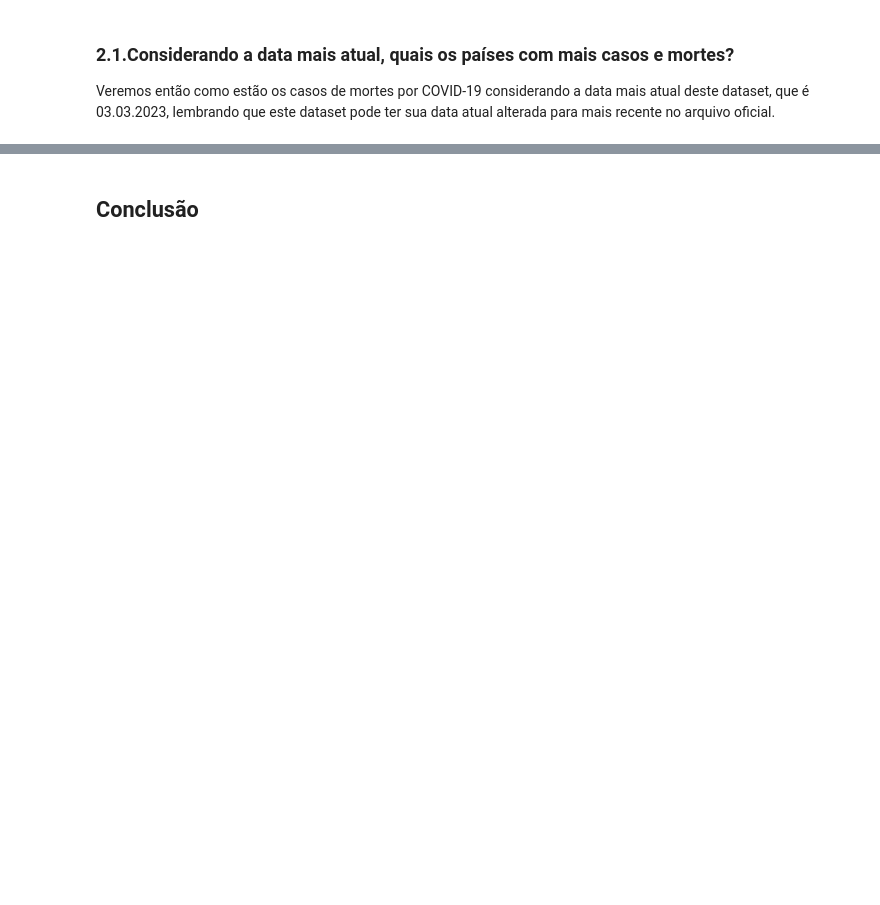
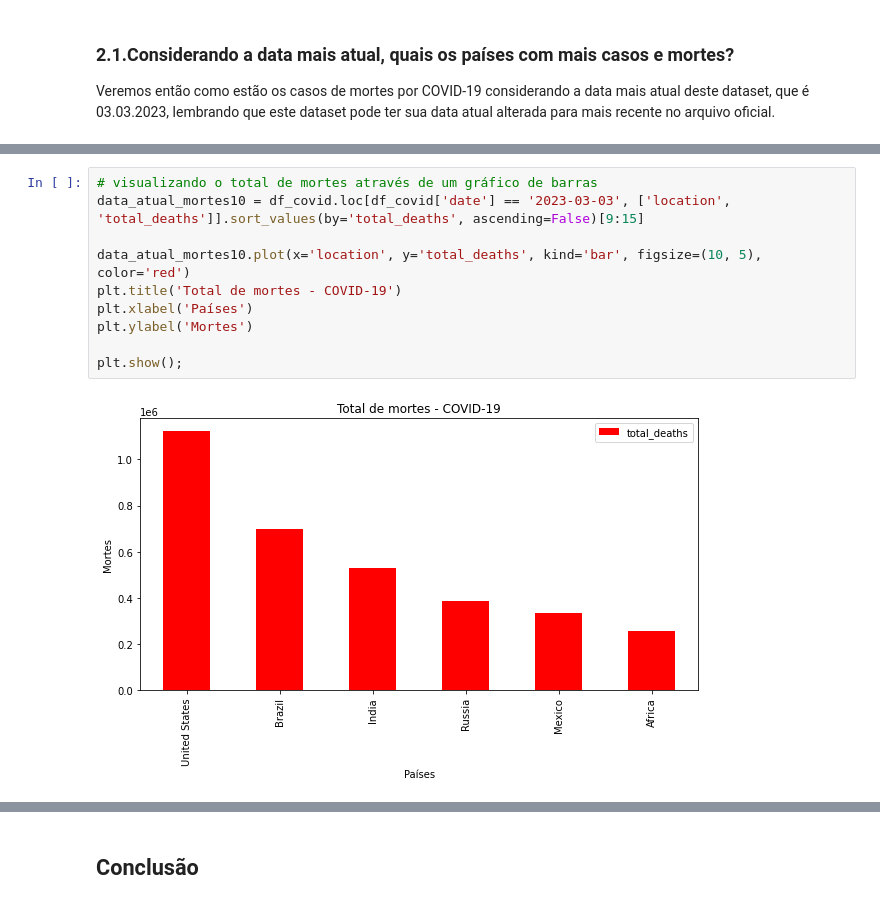
Before and after one commit to julianadslopes/Data_Science, a Jupyter notebook: Projeto_Covid19/Projeto_Panorama_da_COVID_19_no_Brasil.ipynb, the cells around one changed output, grey strips where cells are left out. Saved outputs shown, nothing was run; the diff lists cells and outputs as text; blank space fills up the shorter version.

```diff
--- a/Projeto_Covid19/Projeto_Panorama_da_COVID_19_no_Brasil.ipynb
+++ b/Projeto_Covid19/Projeto_Panorama_da_COVID_19_no_Brasil.ipynb
@@ -450,0 +316,12 @@ df_clean.loc[df_clean['date'] == '2023-03-03'].sort_values(by='total_deaths', as
+# %%
+# visualizando o total de mortes através de um gráfico de barras
+data_atual_mortes10 = df_covid.loc[df_covid['date'] == '2023-03-03', ['location', 'total_deaths']].sort_values(by='total_deaths', ascending=False)[9:15]
+
+data_atual_mortes10.plot(x='location', y='total_deaths', kind='bar', figsize=(10, 5), color='red')
+plt.title('Total de mortes - COVID-19')
+plt.xlabel('Países')
+plt.ylabel('Mortes')
+
+plt.show();
+# %% [output]
+[figure, added]
```
Also changed, not shown: parts of 74 cells of this notebook.
